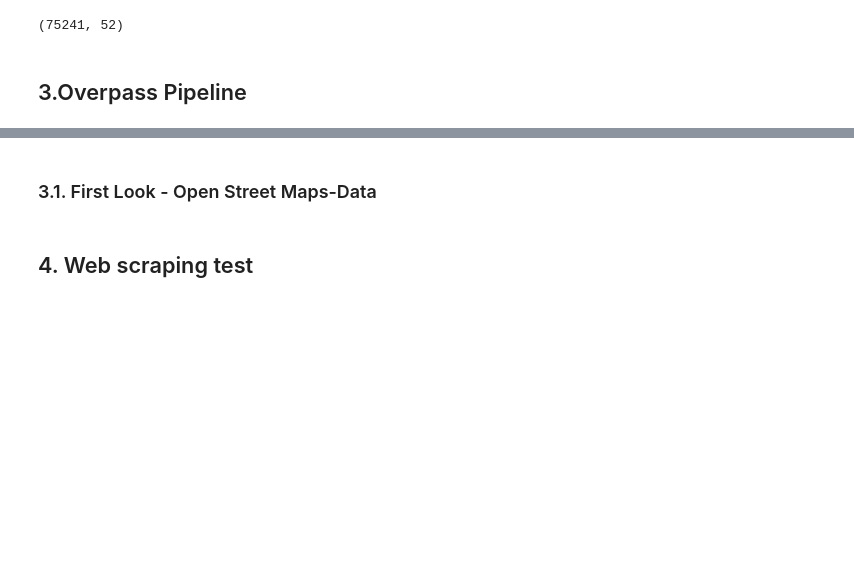
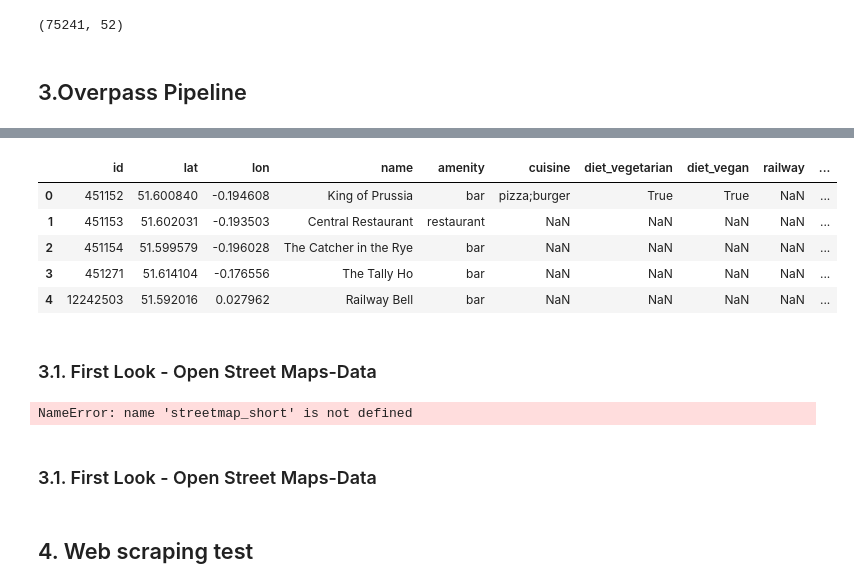
Before and after one commit to Jappler85/hh-23-1-airbnb, a Jupyter notebook: capstone_md_julian.ipynb, the cells around one changed output, grey strips where cells are left out. Drawn from its saved outputs; the diff is of its cells as text; code cells hidden in the pictures; blank space fills up the shorter version.

```diff
--- a/capstone_md_julian.ipynb
+++ b/capstone_md_julian.ipynb
@@ -403,0 +531,17 @@ airbnb.shape
+# %%
+osm_short.columns = osm_short.columns.str.replace('tags_' , '')
+# %%
+osm_short.head()
+# %% [output]
+|  | id | lat | lon | name | amenity | cuisine | diet_vegetarian | diet_vegan | railway | ... |
+| 0 | 451152 | 51.600840 | -0.194608 | King of Prussia | bar | pizza;burger | True | True | NaN | ... |
+| 1 | 451153 | 51.602031 | -0.193503 | Central Restaurant | restaurant | NaN | NaN | NaN | NaN | ... |
+| 2 | 451154 | 51.599579 | -0.196028 | The Catcher in the Rye | bar | NaN | NaN | NaN | NaN | ... |
+| 3 | 451271 | 51.614104 | -0.176556 | The Tally Ho | bar | NaN | NaN | NaN | NaN | ... |
+| 4 | 12242503 | 51.592016 | 0.027962 | Railway Bell | bar | NaN | NaN | NaN | NaN | ... |
+# %% [markdown]
+### 3.1. First Look - Open Street Maps-Data
+# %%
+streetmap_short[streetmap_short["tags.amenity"] == "restaurant"].shape
+# %% [output]
+NameError: name 'streetmap_short' is not defined
```
Also changed, not shown: parts of 27 cells of this notebook.
